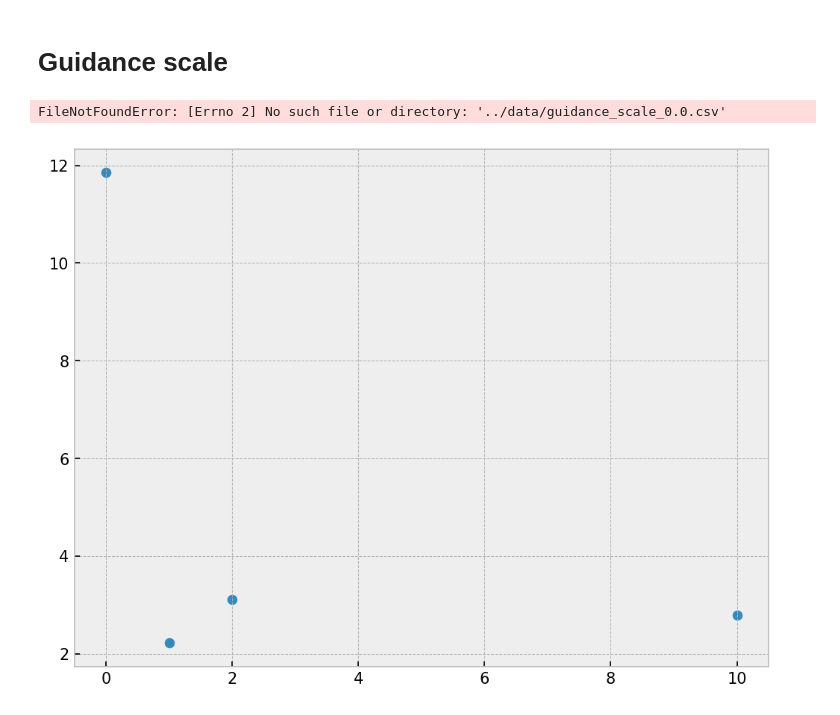
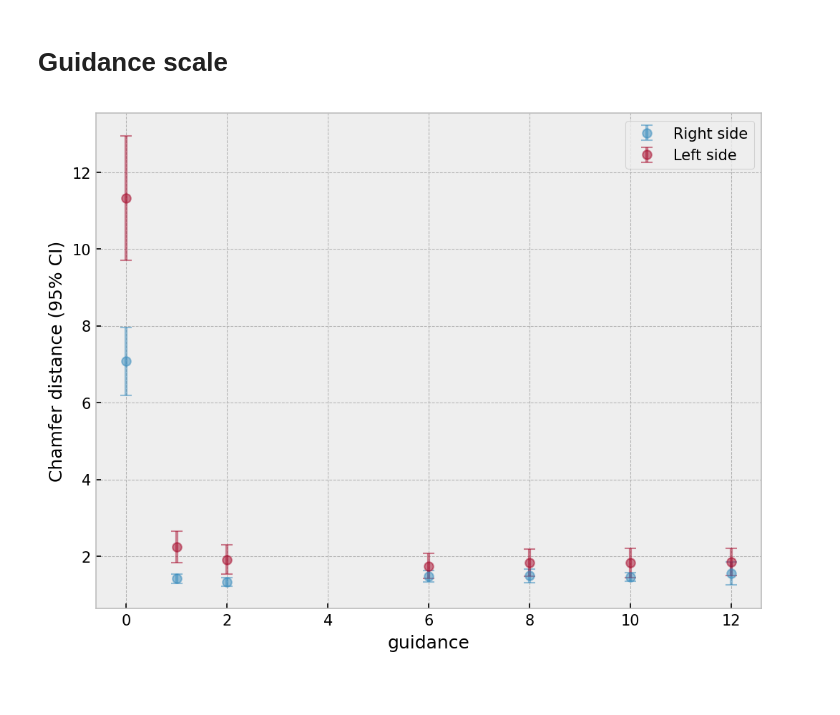
Before and after one commit to cvlab-ai/xra-diff, a Jupyter notebook: notebooks/ablation.ipynb, the cells around one changed output. Drawn from its saved outputs; the diff is of its cells as text; code cells hidden in the pictures.

```diff
--- a/notebooks/ablation.ipynb
+++ b/notebooks/ablation.ipynb
@@ -163,23 +163,52 @@ ci_pretty(df_left_noproj, "interpret_frac")
 # %% [markdown]
 # Guidance scale
 # %%
-def plot_w_guidance(gds, dfs):
-    means = []
+def plot_w_guidance(gds, dfs, label, ci=0.95):
+    means, cis = [], []
+
     for df in dfs:
-        mean = df["refined_chamfer_adaptive"].mean()
+        data = df["refined_chamfer_adaptive"].dropna()
+        mean = data.mean()
+        sem = stats.sem(data)
+        h = sem * stats.t.ppf((1 + ci) / 2., len(data) - 1)
         means.append(mean)
-    plt.scatter(gds, means)
+        cis.append(h)
+
+    means = np.array(means)
+    cis = np.array(cis)
+    plt.errorbar(gds, means, yerr=cis, fmt='o', capsize=4, label=label, alpha=0.5)
-# %%
-df_guidance0 = pd.read_csv("../data/guidance_scale_0.0.csv")
-df_guidance1 = pd.read_csv("../data/guidance_scale_1.0.csv")
-df_guidance2 = pd.read_csv("../data/guidance_scale_2.0.csv")
-df_guidance10 = pd.read_csv("../data/synthetic_adaptive_right.csv")
-# %% [output]
-FileNotFoundError: [Errno 2] No such file or directory: '../data/guidance_scale_0.0.csv'
 # %%
+df_guidance0 = pd.read_csv("../data/synthetic_guidance_scale_0.0_right.csv")
+df_guidance1 = pd.read_csv("../data/synthetic_guidance_scale_1.0_right.csv")
+df_guidance2 = pd.read_csv("../data/synthetic_guidance_scale_2.0_right.csv")
+df_guidance6 = pd.read_csv("../data/synthetic_guidance_scale_6.0_right.csv")
+df_guidance8 = pd.read_csv("../data/synthetic_guidance_scale_8.0_right.csv")
+df_guidance10 = pd.read_csv("../data/synthetic_guidance_scale_10.0_right.csv")
+df_guidance12 = pd.read_csv("../data/synthetic_guidance_scale_12.0_right.csv")
+
 plot_w_guidance(
-    [0, 1, 2, 10],
-    [df_guidance0, df_guidance1, df_guidance2, df_guidance10]
+    [0, 1, 2, 6, 8, 10, 12],
+    [df_guidance0, df_guidance1, df_guidance2, df_guidance6, df_guidance8, df_guidance10, df_guidance12],
+    label="Right side"
 )
+
+df_guidance0 = pd.read_csv("../data/synthetic_guidance_scale_0.0_left.csv")
+df_guidance1 = pd.read_csv("../data/synthetic_guidance_scale_1.0_left.csv")
+df_guidance2 = pd.read_csv("../data/synthetic_guidance_scale_2.0_left.csv")
+df_guidance6 = pd.read_csv("../data/synthetic_guidance_scale_6.0_left.csv")
+df_guidance8 = pd.read_csv("../data/synthetic_guidance_scale_8.0_left.csv")
+df_guidance10 = pd.read_csv("../data/synthetic_guidance_scale_10.0_left.csv")
+df_guidance12 = pd.read_csv("../data/synthetic_guidance_scale_12.0_left.csv")
+
+plot_w_guidance(
+    [0, 1, 2, 6, 8, 10, 12],
+    [df_guidance0, df_guidance1, df_guidance2, df_guidance6, df_guidance8, df_guidance10, df_guidance12],
+    label="Left side"
+)
+
+plt.xlabel("guidance")
+plt.ylabel("Chamfer distance (95% CI)")
+plt.legend()
+plt.show()
 # %% [output]
-[figure, old version]
+[figure, new version]
```
Also changed, not shown: 7 other files.
